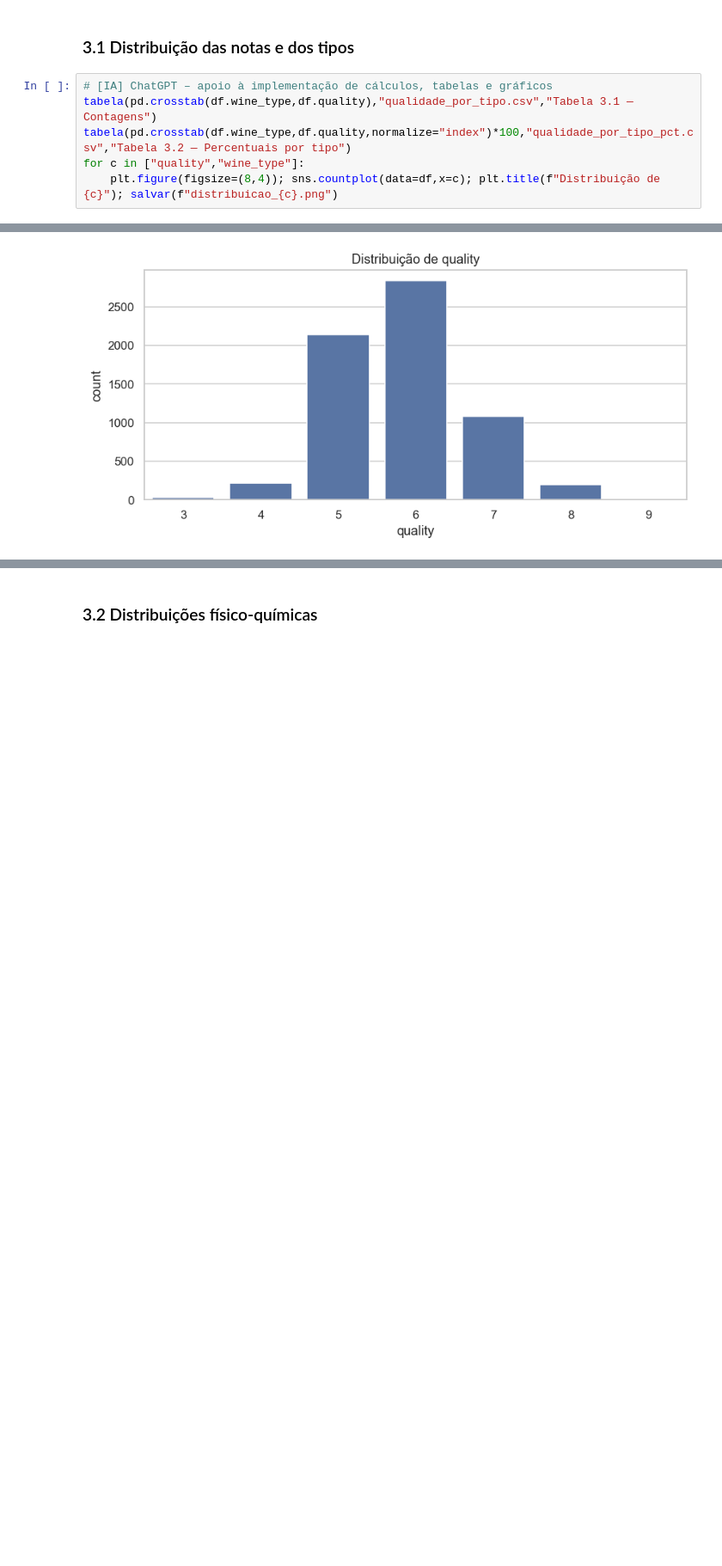
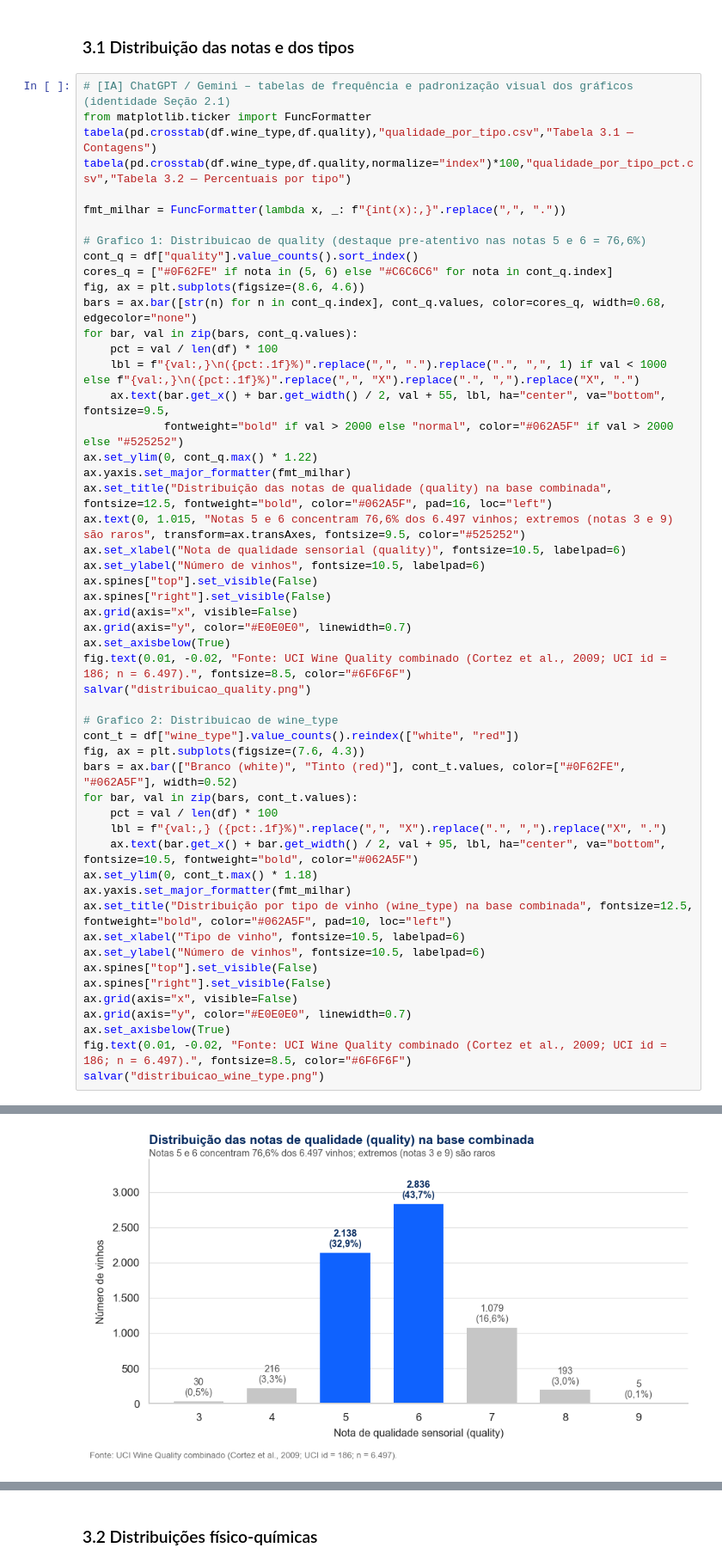
Before and after one commit to Fyre-Flye/projeto-avd-2026-2-pump-it-up-classificatorio, a Jupyter notebook: notebooks/parte_comum/eda.ipynb, the cells around one changed output, grey strips where cells are left out. Shown at 86% size. Cells and saved outputs as stored; diff of their text form; blank space fills up the shorter version.

Commit message:
UPD: padroniza titulos, eixos em pt-BR, legendas e paleta dos graficos da Parte Comum

```diff
--- a/notebooks/parte_comum/eda.ipynb
+++ b/notebooks/parte_comum/eda.ipynb
@@ -180,20 +180,66 @@ Não foram identificados valores nulos. O atributo `citric acid` apresenta 151 v
 # %% [markdown]
 ### 3.1 Distribuição das notas e dos tipos
 # %%
-# [IA] ChatGPT – apoio à implementação de cálculos, tabelas e gráficos
+# [IA] ChatGPT / Gemini – tabelas de frequência e padronização visual dos gráficos (identidade Seção 2.1)
+from matplotlib.ticker import FuncFormatter
 tabela(pd.crosstab(df.wine_type,df.quality),"qualidade_por_tipo.csv","Tabela 3.1 — Contagens")
 tabela(pd.crosstab(df.wine_type,df.quality,normalize="index")*100,"qualidade_por_tipo_pct.csv","Tabela 3.2 — Percentuais por tipo")
-for c in ["quality","wine_type"]:
-    plt.figure(figsize=(8,4)); sns.countplot(data=df,x=c); plt.title(f"Distribuição de {c}"); salvar(f"distribuicao_{c}.png")
+
+fmt_milhar = FuncFormatter(lambda x, _: f"{int(x):,}".replace(",", "."))
+
+# Grafico 1: Distribuicao de quality (destaque pre-atentivo nas notas 5 e 6 = 76,6%)
+cont_q = df["quality"].value_counts().sort_index()
+cores_q = ["#0F62FE" if nota in (5, 6) else "#C6C6C6" for nota in cont_q.index]
+fig, ax = plt.subplots(figsize=(8.6, 4.6))
+bars = ax.bar([str(n) for n in cont_q.index], cont_q.values, color=cores_q, width=0.68, edgecolor="none")
+for bar, val in zip(bars, cont_q.values):
+    pct = val / len(df) * 100
+    lbl = f"{val:,}\n({pct:.1f}%)".replace(",", ".").replace(".", ",", 1) if val < 1000 else f"{val:,}\n({pct:.1f}%)".replace(",", "X").replace(".", ",").replace("X", ".")
+    ax.text(bar.get_x() + bar.get_width() / 2, val + 55, lbl, ha="center", va="bottom", fontsize=9.5,
+            fontweight="bold" if val > 2000 else "normal", color="#062A5F" if val > 2000 else "#525252")
+ax.set_ylim(0, cont_q.max() * 1.22)
+ax.yaxis.set_major_formatter(fmt_milhar)
+ax.set_title("Distribuição das notas de qualidade (quality) na base combinada", fontsize=12.5, fontweight="bold", color="#062A5F", pad=16, loc="left")
+ax.text(0, 1.015, "Notas 5 e 6 concentram 76,6% dos 6.497 vinhos; extremos (notas 3 e 9) são raros", transform=ax.transAxes, fontsize=9.5, color="#525252")
+ax.set_xlabel("Nota de qualidade sensorial (quality)", fontsize=10.5, labelpad=6)
+ax.set_ylabel("Número de vinhos", fontsize=10.5, labelpad=6)
+ax.spines["top"].set_visible(False)
+ax.spines["right"].set_visible(False)
+ax.grid(axis="x", visible=False)
+ax.grid(axis="y", color="#E0E0E0", linewidth=0.7)
+ax.set_axisbelow(True)
+fig.text(0.01, -0.02, "Fonte: UCI Wine Quality combinado (Cortez et al., 2009; UCI id = 186; n = 6.497).", fontsize=8.5, color="#6F6F6F")
+salvar("distribuicao_quality.png")
+
+# Grafico 2: Distribuicao de wine_type
+cont_t = df["wine_type"].value_counts().reindex(["white", "red"])
+fig, ax = plt.subplots(figsize=(7.6, 4.3))
+bars = ax.bar(["Branco (white)", "Tinto (red)"], cont_t.values, color=["#0F62FE", "#062A5F"], width=0.52)
+for bar, val in zip(bars, cont_t.values):
+    pct = val / len(df) * 100
+    lbl = f"{val:,} ({pct:.1f}%)".replace(",", "X").replace(".", ",").replace("X", ".")
+    ax.text(bar.get_x() + bar.get_width() / 2, val + 95, lbl, ha="center", va="bottom", fontsize=10.5, fontweight="bold", color="#062A5F")
+ax.set_ylim(0, cont_t.max() * 1.18)
+ax.yaxis.set_major_formatter(fmt_milhar)
+ax.set_title("Distribuição por tipo de vinho (wine_type) na base combinada", fontsize=12.5, fontweight="bold", color="#062A5F", pad=10, loc="left")
+ax.set_xlabel("Tipo de vinho", fontsize=10.5, labelpad=6)
+ax.set_ylabel("Número de vinhos", fontsize=10.5, labelpad=6)
+ax.spines["top"].set_visible(False)
+ax.spines["right"].set_visible(False)
+ax.grid(axis="x", visible=False)
+ax.grid(axis="y", color="#E0E0E0", linewidth=0.7)
+ax.set_axisbelow(True)
+fig.text(0.01, -0.02, "Fonte: UCI Wine Quality combinado (Cortez et al., 2009; UCI id = 186; n = 6.497).", fontsize=8.5, color="#6F6F6F")
+salvar("distribuicao_wine_type.png")
 # %% [output]
 Tabela 3.1 — Contagens
 | quality | 3 | 4 | 5 | 6 | 7 | 8 | 9 |
 | wine_type |  |  |  |  |  |  |  |
 | red | 10 | 53 | 681 | 638 | 199 | 18 | 0 |
 | white | 20 | 163 | 1457 | 2198 | 880 | 175 | 5 |
 Tabela 3.2 — Percentuais por tipo
 | quality | 3 | 4 | 5 | 6 | 7 | 8 | 9 |
 | wine_type |  |  |  |  |  |  |  |
 | red | 0.625391 | 3.314572 | 42.589118 | 39.899937 | 12.445278 | 1.125704 | 0.000000 |
 | white | 0.408330 | 3.327889 | 29.746835 | 44.875459 | 17.966517 | 3.572887 | 0.102082 |
-[figure, old version]
+[figure, new version]
```
Also changed, not shown: parts of 4 cells of this notebook, 34 other files.
